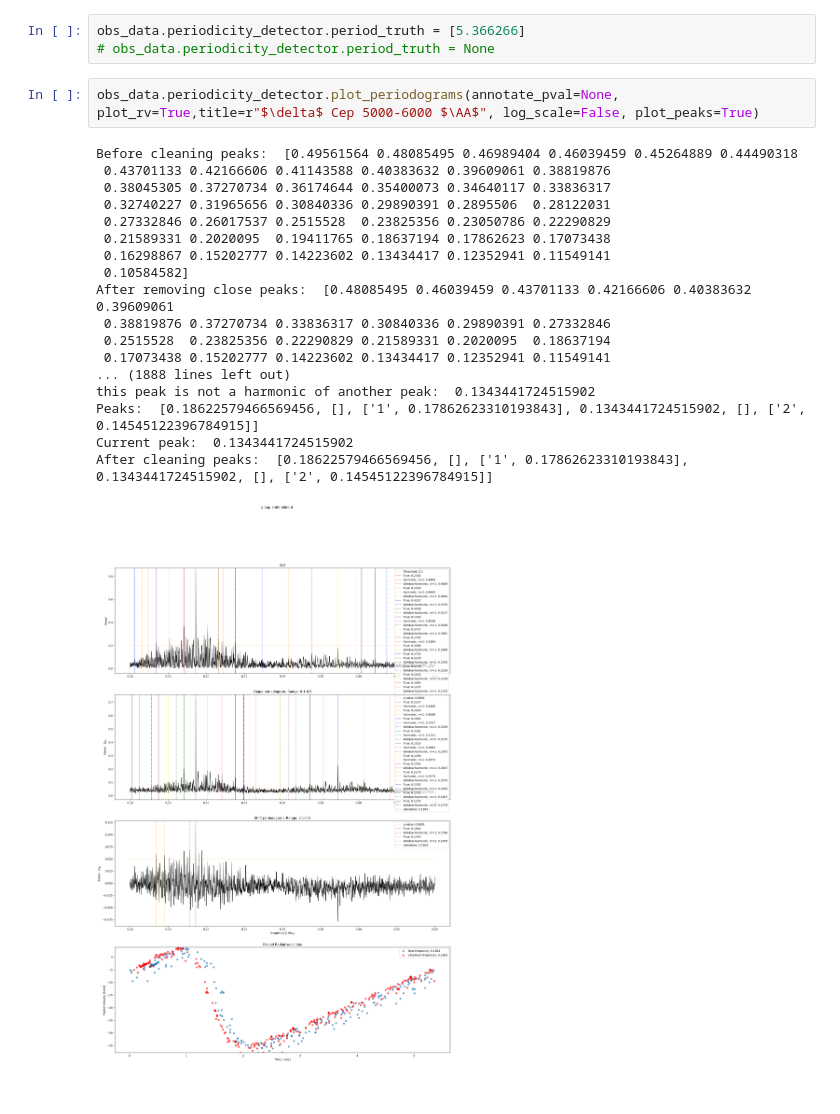
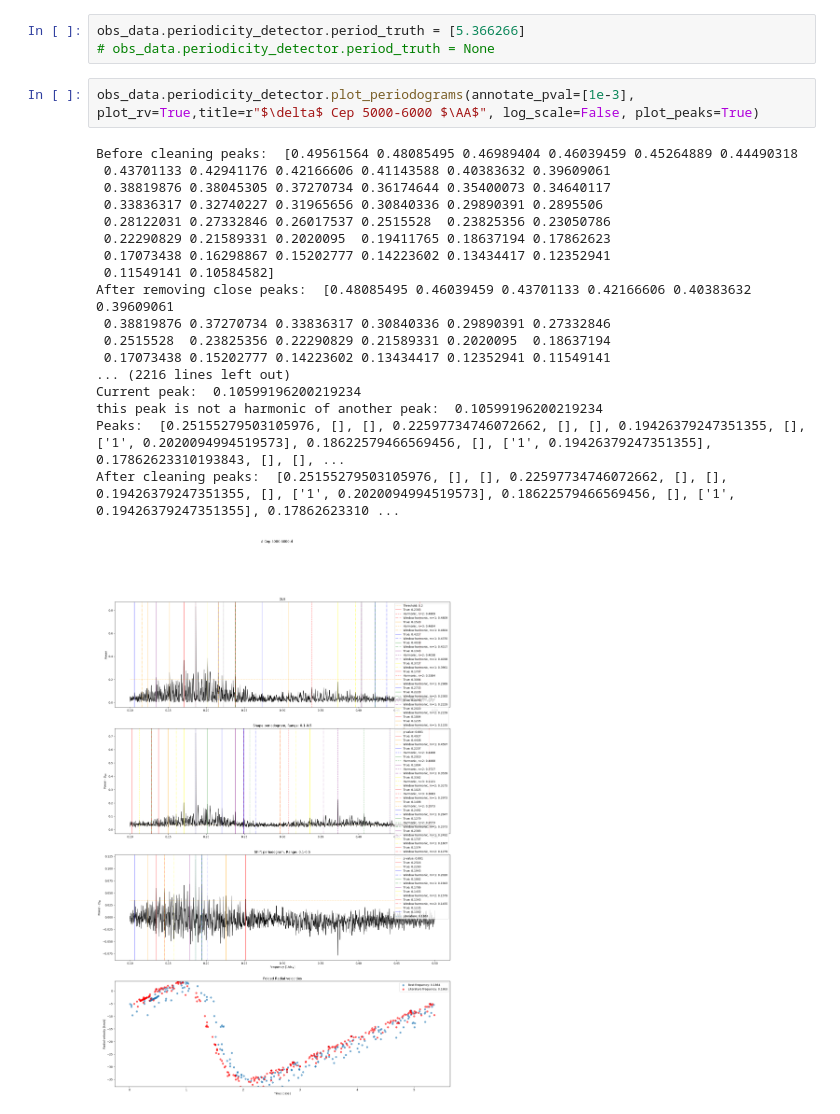
Before and after one commit to kbarbey/Master-Thesis, a Jupyter notebook: main/Hermes/delCep.ipynb, the cells around one changed output. Drawn from its saved outputs; the diff is of its cells as text.

```diff
--- a/main/Hermes/delCep.ipynb
+++ b/main/Hermes/delCep.ipynb
@@ -132,23 +132,23 @@ file.close()
 obs_data.periodicity_detector.period_truth = [5.366266]
 # obs_data.periodicity_detector.period_truth = None
 # %%
-obs_data.periodicity_detector.plot_periodograms(annotate_pval=None, plot_rv=True,title=r"$\delta$ Cep 5000-6000 $\AA$", log_scale=False, plot_peaks=True)
+obs_data.periodicity_detector.plot_periodograms(annotate_pval=[1e-3], plot_rv=True,title=r"$\delta$ Cep 5000-6000 $\AA$", log_scale=False, plot_peaks=True)
 # %% [output]
 Before cleaning peaks:  [0.49561564 0.48085495 0.46989404 0.46039459 0.45264889 0.44490318
- 0.43701133 0.42166606 0.41143588 0.40383632 0.39609061 0.38819876
- 0.38045305 0.37270734 0.36174644 0.35400073 0.34640117 0.33836317
- 0.32740227 0.31965656 0.30840336 0.29890391 0.2895506  0.28122031
- 0.27332846 0.26017537 0.2515528  0.23825356 0.23050786 0.22290829
- 0.21589331 0.2020095  0.19411765 0.18637194 0.17862623 0.17073438
- 0.16298867 0.15202777 0.14223602 0.13434417 0.12352941 0.11549141
- 0.10584582]
+ 0.43701133 0.42941176 0.42166606 0.41143588 0.40383632 0.39609061
+ 0.38819876 0.38045305 0.37270734 0.36174644 0.35400073 0.34640117
+ 0.33836317 0.32740227 0.31965656 0.30840336 0.29890391 0.2895506
+ 0.28122031 0.27332846 0.26017537 0.2515528  0.23825356 0.23050786
+ 0.22290829 0.21589331 0.2020095  0.19411765 0.18637194 0.17862623
+ 0.17073438 0.16298867 0.15202777 0.14223602 0.13434417 0.12352941
+ 0.11549141 0.10584582]
 After removing close peaks:  [0.48085495 0.46039459 0.43701133 0.42166606 0.40383632 0.39609061
  0.38819876 0.37270734 0.33836317 0.30840336 0.29890391 0.27332846
  0.2515528  0.23825356 0.22290829 0.21589331 0.2020095  0.18637194
  0.17073438 0.15202777 0.14223602 0.13434417 0.12352941 0.11549141
-... (1888 lines left out)
-this peak is not a harmonic of another peak:  0.1343441724515902
-Peaks:  [0.18622579466569456, [], ['1', 0.17862623310193843], 0.1343441724515902, [], ['2', 0.14545122396784915]]
-Current peak:  0.1343441724515902
-After cleaning peaks:  [0.18622579466569456, [], ['1', 0.17862623310193843], 0.1343441724515902, [], ['2', 0.14545122396784915]]
+... (2216 lines left out)
+Current peak:  0.10599196200219234
+this peak is not a harmonic of another peak:  0.10599196200219234
+Peaks:  [0.25155279503105976, [], [], 0.22597734746072662, [], [], 0.19426379247351355, [], ['1', 0.2020094994519573], 0.18622579466569456, [], ['1', 0.19426379247351355], 0.17862623310193843, [], [], ...
+After cleaning peaks:  [0.25155279503105976, [], [], 0.22597734746072662, [], [], 0.19426379247351355, [], ['1', 0.2020094994519573], 0.18622579466569456, [], ['1', 0.19426379247351355], 0.17862623310 ...
-[figure, old version]
+[figure, new version]
```
